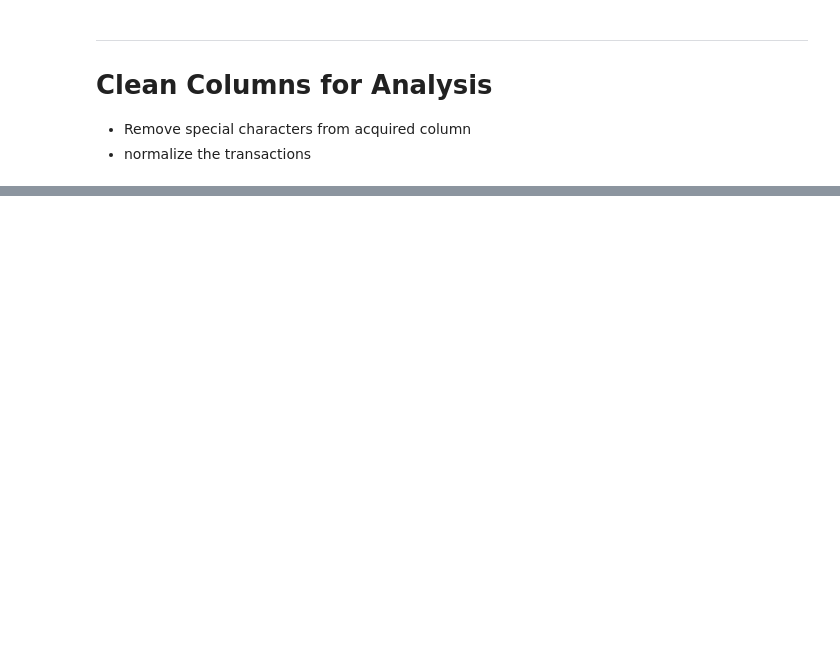
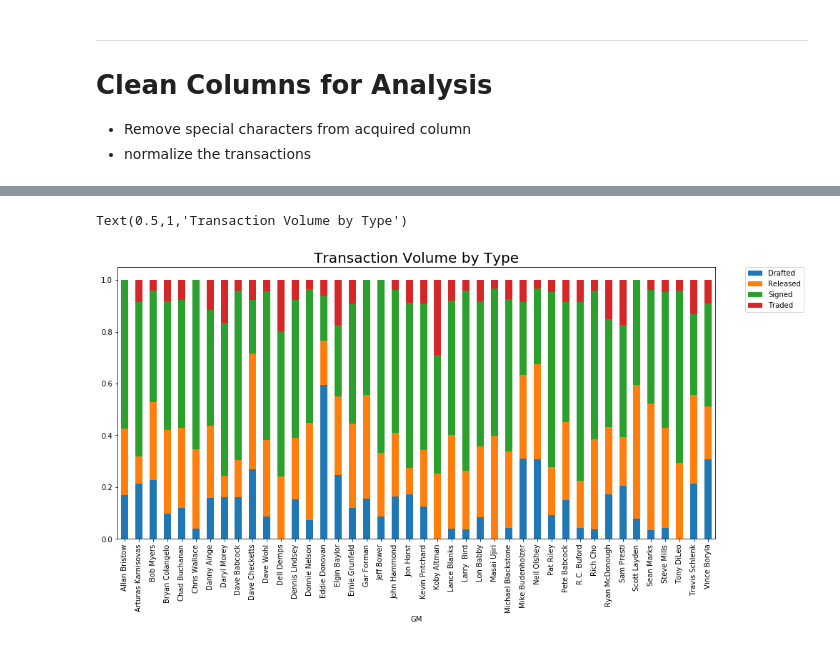
Before and after one commit to rberns28/NBA-GM-Scorer, a Jupyter notebook: ProjectV1.ipynb, the cells around one changed output, grey strips where cells are left out. Saved outputs shown, nothing was run; the diff lists cells and outputs as text; code cells hidden in the pictures; blank space fills up the shorter version.

```diff
--- a/ProjectV1.ipynb
+++ b/ProjectV1.ipynb
@@ -186,0 +191,2 @@ newDat.head(30)
+# %%
+newDatClassified = newDat[(newDat['signed']==True) | (newDat['traded']==True) | (newDat['released']==True) | (newDat['drafted']==True)]
@@ -186,0 +228,4 @@ newDat.head(30)
+# %%
+final['transaction count'] =1       #initially, set that counter to 1.
+group_data = final.groupby(['GM','drafted','traded','signed','released'])['transaction count'].sum()
+group_data.head()
@@ -186,0 +240,28 @@ newDat.head(30)
+# %%
+import numpy as np
+finalTmp = final.groupby(['GM','drafted','traded','signed','released'], as_index=False).sum()
+# finalTmp.head()
+# Drafted
+finalTmp['drafted'] = np.where(finalTmp['drafted'] == True, finalTmp['transaction count'], finalTmp['drafted'])
+finalTmp['drafted'] = np.where(finalTmp['drafted'] == False, 0, finalTmp['drafted'])
+
+# Traded
+finalTmp['signed'] = np.where(finalTmp['signed'] == True, finalTmp['transaction count'], finalTmp['signed'])
+finalTmp['signed'] = np.where(finalTmp['signed'] == False, 0, finalTmp['signed'])
+
+# Signed
+finalTmp['traded'] = np.where(finalTmp['traded'] == True, finalTmp['transaction count'], finalTmp['traded'])
+finalTmp['traded'] = np.where(finalTmp['traded'] == False, 0, finalTmp['traded'])
+
+# Released
+finalTmp['released'] = np.where(finalTmp['released'] == True, finalTmp['transaction count'], finalTmp['released'])
+finalTmp['released'] = np.where(finalTmp['released'] == False, 0, finalTmp['released'])
+# finalTmp.head()
+
+
+finalTmp2 = pd.melt(finalTmp, id_vars=['GM'], value_vars=['drafted','traded','signed','released'],var_name='type', value_name='cnt')
+finalTmp2.drop_duplicates(inplace=True)
+# finalTmp2.head()
+
+finalTmp3 = finalTmp2[(finalTmp2['cnt']>0)]
+finalTmp3.head()
@@ -186,0 +275,14 @@ newDat.head(30)
+# %%
+from matplotlib.pyplot import *
+tps = finalTmp3.pivot_table(values=['cnt'],
+                      index='GM',
+                      columns='type',
+                      aggfunc='sum')
+
+tps = tps.div(tps.sum(1), axis=0)
+tps.plot(kind='bar', stacked=True,figsize=(15,7))
+legend(labels = ('Drafted','Released','Signed','Traded'),bbox_to_anchor=(1.05, 1), loc=2, borderaxespad=0.)
+plt.title("Transaction Volume by Type",fontsize = 20)
+# %% [output]
+Text(0.5,1,'Transaction Volume by Type')
+[figure, added]
```
Also changed, not shown: parts of 42 cells of this notebook.
